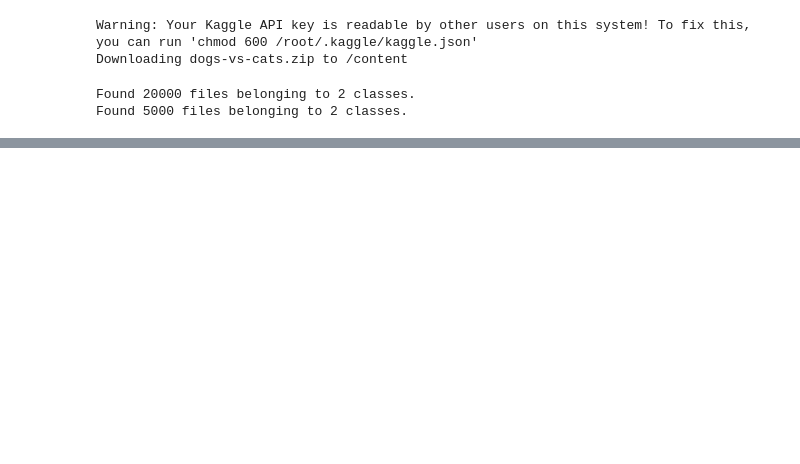
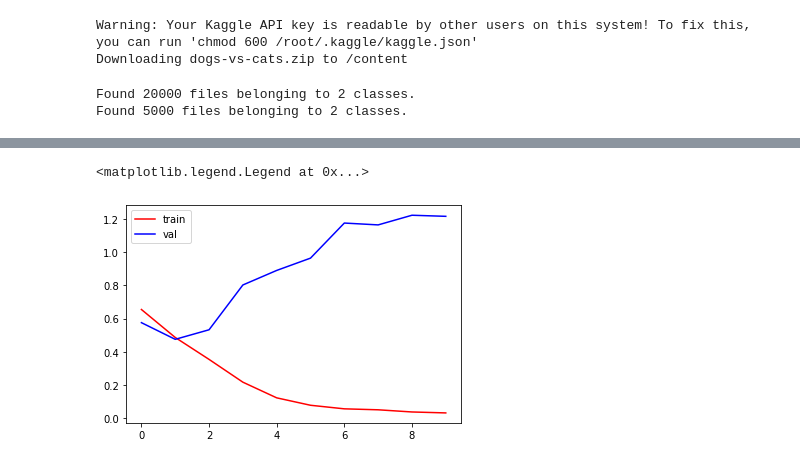
Before and after one commit to chwasiq0569/dogs-vs-cat-classification, a Jupyter notebook: cats_vs_dog_classification.ipynb, the cells around one changed output, grey strips where cells are left out. Cells and saved outputs as stored; diff of their text form; code cells hidden in the pictures; blank space fills up the shorter version.

Commit message:
Compiled & trained model

```diff
--- a/cats_vs_dog_classification.ipynb
+++ b/cats_vs_dog_classification.ipynb
@@ -81,3 +81,7 @@ Total params: 14,847,297
 Trainable params: 14,847,297
 Non-trainable params: 0
 _________________________________________________________________
+# %%
+model.compile(optimizer='adam',loss='binary_crossentropy',metrics=['accuracy'])
+# %%
+history = model.fit(train_ds,epochs=10,validation_data=val_ds)
@@ -83,0 +129,10 @@ _________________________________________________________________
+# %%
+import matplotlib
+import matplotlib.pyplot as plt
+
+plt.plot(history.history['loss'], color='red', label='train')
+plt.plot(history.history['val_loss'], color='blue', label='val')
+plt.legend()
+# %% [output]
+<matplotlib.legend.Legend at 0x...>
+[figure, added]
```
Also changed, not shown: parts of 4 cells of this notebook.
